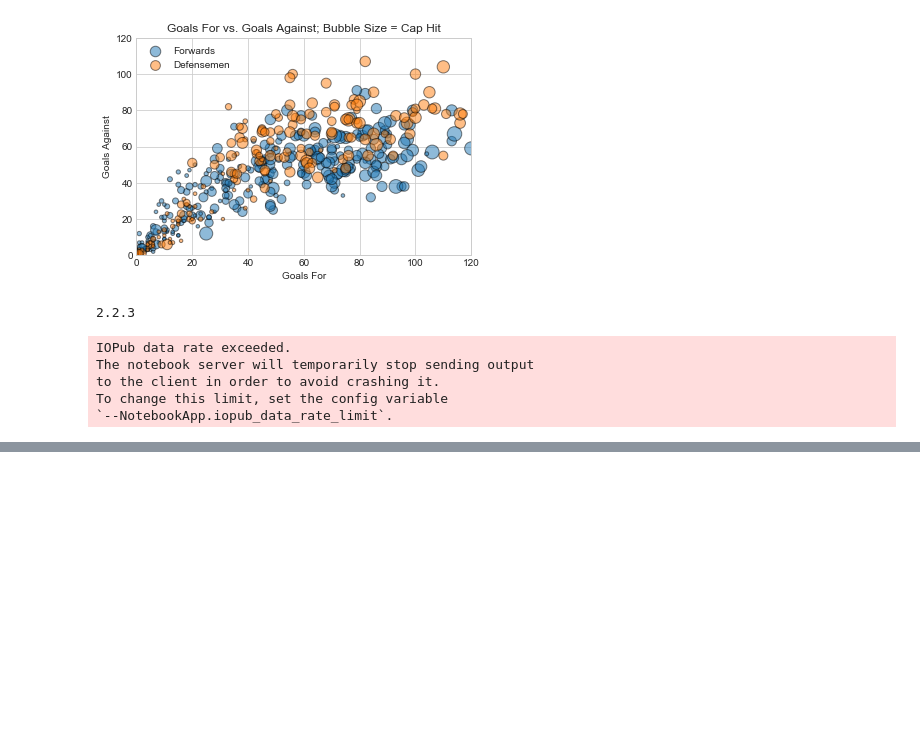
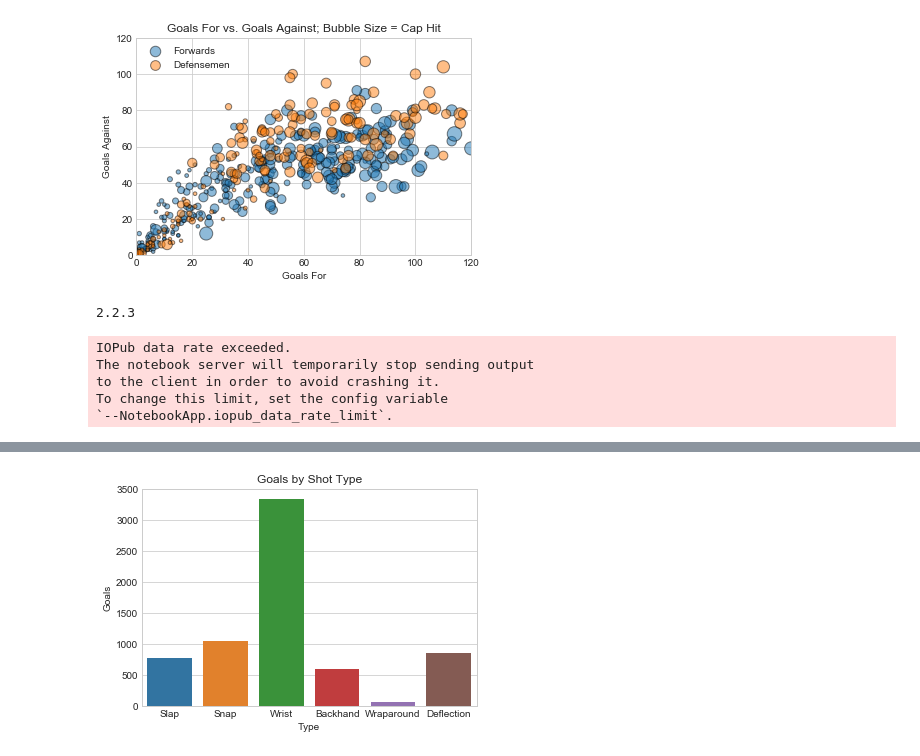
Before and after one commit to cjgargano/UCI-Project-01, a Jupyter notebook: NHL_Data_Analysis.ipynb, the cells around one changed output, grey strips where cells are left out. Saved outputs shown, nothing was run; the diff lists cells and outputs as text; code cells hidden in the pictures; blank space fills up the shorter version.

```diff
--- a/NHL_Data_Analysis.ipynb
+++ b/NHL_Data_Analysis.ipynb
@@ -243,7 +243,7 @@ sns.boxplot(x = "NHL DftRd", y = "Cap Hit", data = ufa_df)
 plt.show()
 # %%
 #Scatterplot - Goals For vs. Goals Against while player is on the ice
-sns.set_style("darkgrid")
+sns.set_style("whitegrid")
 plt.scatter(x = ufa_df["CH GF"], y = ufa_df["CH GA"], s=ufa_df["Cap Hit"]/100000,
             cmap="Blues", alpha=0.4, edgecolors="grey", linewidth=2)
 
@@ -354,0 +376,27 @@ max(max(ufa_df["CH GF"]), max(ufa_df["CH GA"]))
+# %%
+### Plot relationship between goals scored [NHL G (goals), NHL 1G (first goal of game)] was scored (NHL G.: Bkhd, Dflct,
+### Slap, Snap, Tip, Wrap, Wrst)
+
+shot_type = ["Slap", "Snap", "Wrist", "Backhand", "Wraparound", "Deflection"]
+
+goals_by_type = [nhl_df["NHL G.Slap"].sum(),
+                 nhl_df["NHL G.Snap"].sum(),
+                 nhl_df["NHL G.Wrst"].sum(),
+                 nhl_df["NHL G.Bkhd"].sum(),
+                 nhl_df["NHL G.Wrap"].sum(),
+                 nhl_df["NHL G.Dflct"].sum() + nhl_df["NHL G.Tip"].sum()
+                ]
+
+shots_by_type = [nhl_df["NHL S.Slap"].sum(),
+                 nhl_df["NHL S.Snap"].sum(),
+                 nhl_df["NHL S.Wrst"].sum(),
+                 nhl_df["NHL S.Bkhd"].sum(),
+                 nhl_df["NHL S.Wrap"].sum(),
+                 nhl_df["NHL S.Dflct"].sum() + nhl_df["NHL S.Tip"].sum()
+                ]
+
+shot_analysis = pd.DataFrame({"Type": shot_type,
+                             "Goals": goals_by_type,
+                             "Shots": shots_by_type})
+
+shot_analysis.info()
@@ -354,0 +412,3 @@ max(max(ufa_df["CH GF"]), max(ufa_df["CH GA"]))
+# %%
+shot_analysis["ScorePct"] = round(shot_analysis["Goals"] / shot_analysis["Shots"], 4)
+shot_analysis.head()
@@ -354,0 +422,7 @@ max(max(ufa_df["CH GF"]), max(ufa_df["CH GA"]))
+# %%
+#Create a bar plot of Goals / Shots by Type
+goal_type_plot = sns.barplot(x = "Type", y = "Goals", data = shot_analysis, ci = 0)
+plt.title("Goals by Shot Type")
+plt.show()
+# %% [output]
+[figure, added]
```
Also changed, not shown: parts of 10 cells of this notebook.
